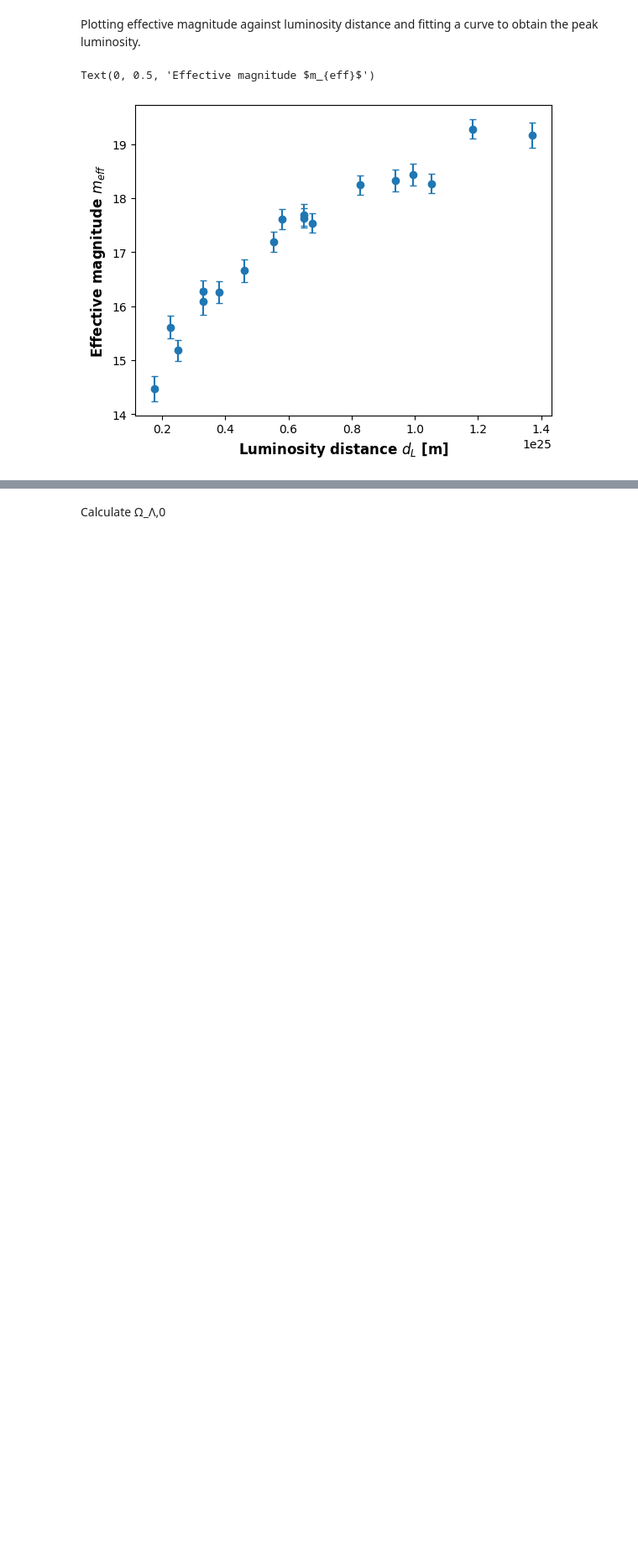
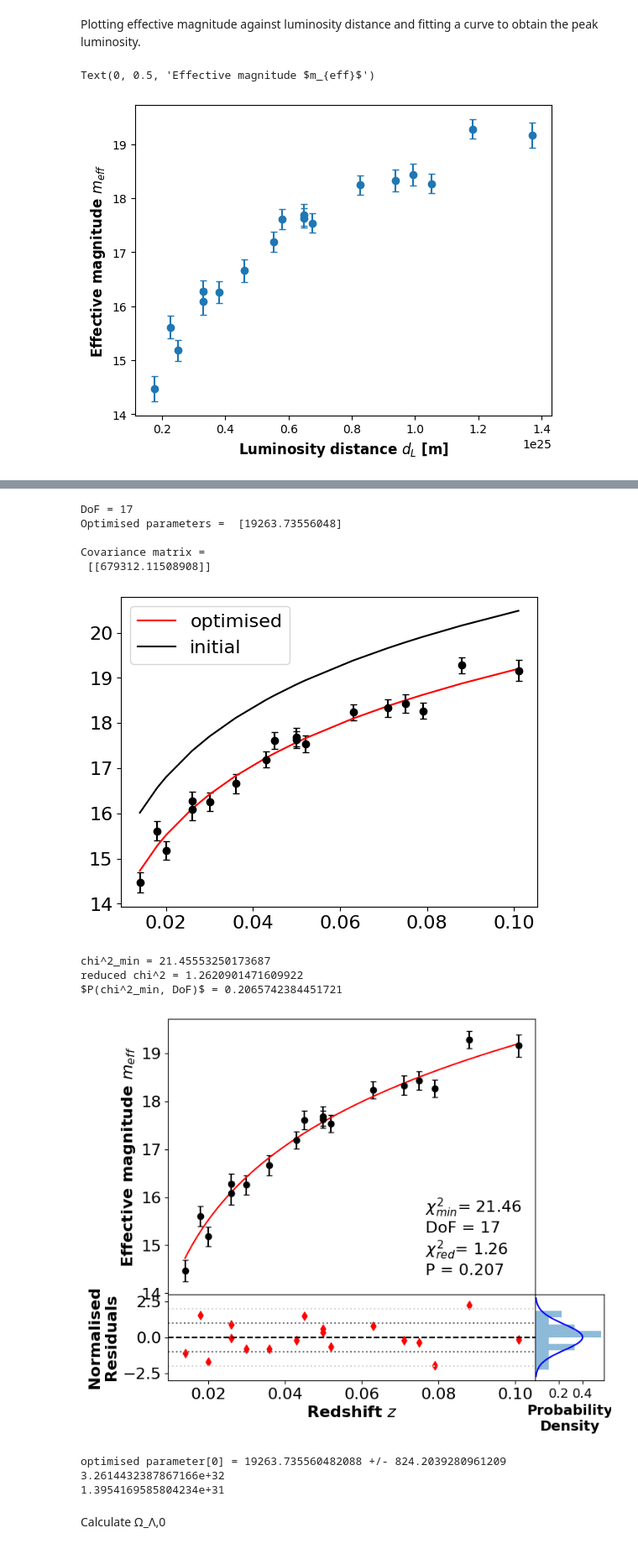
Before and after one commit to BradleyMak/Supernova_Cosmology, a Jupyter notebook: milestone.ipynb, the cells around one changed output, grey strips where cells are left out. Shown: that part at 84% size. Drawn from its saved outputs; the diff is of its cells as text; code cells hidden in the pictures; blank space fills up the shorter version.

```diff
--- a/milestone.ipynb
+++ b/milestone.ipynb
@@ -78,3 +83,39 @@ optimised parameter[0] = 3.265960579801944e+39 +/- 1.397349355509028e+38
+# %%
+#chi squared fitting - fitting L_peak*H_0**2
+
+xval = redshift[low_redshift_indices[0]:low_redshift_indices[-1]+1]
+yval = eff_peak_mag[low_redshift_indices[0]:low_redshift_indices[-1]+1]
+yerr = mag_err[low_redshift_indices[0]:low_redshift_indices[-1]+1]
+
+def model_funct(x, *vals):
+    return -2.5*np.log10(np.array((vals[0]/(4*np.pi*(1+x)**2*(c*10**2)**2*x**2)), dtype = 'float')) + m_0
+
+initial = np.array([1.0*10**39*H_0**2]) # Initial guess for fit parameters
+
+plt.rcParams.update({'font.size': 16})
+
+parameters = functions.automated_curve_fitting(xval, yval, yerr, model_funct, initial,
+                                               xlabel = 'Redshift $z$',
+                                               ylabel = 'Effective magnitude $m_{eff}$') #optimised parameters given in erg/s/Ang
+L_peak = parameters[0][0]*10**-7/H_0**2 #W/Ang
+L_peak_err = parameters[1][0]*10**-7/H_0**2 #W/Ang
+
+print(L_peak) #Watts/Ang
+print(L_peak_err) #Watts/Ang
+# %% [output]
+DoF = 17
+Optimised parameters =  [19263.73556048]
+
+Covariance matrix =
+ [[679312.11508908]]
+[figure, added]
+chi^2_min = 21.45553250173687
+reduced chi^2 = 1.2620901471609922
+$P(chi^2_min, DoF)$ = 0.2065742384451721
+[figure, added]
+optimised parameter[0] = 19263.735560482088 +/- 824.2039280961209
+3.2614432387867166e+32
+1.3954169585804234e+31
 # %% [markdown]
 Calculate Ω_Λ,0
 # %%
```
Also changed, not shown: parts of 6 cells of this notebook, 2 other files.
